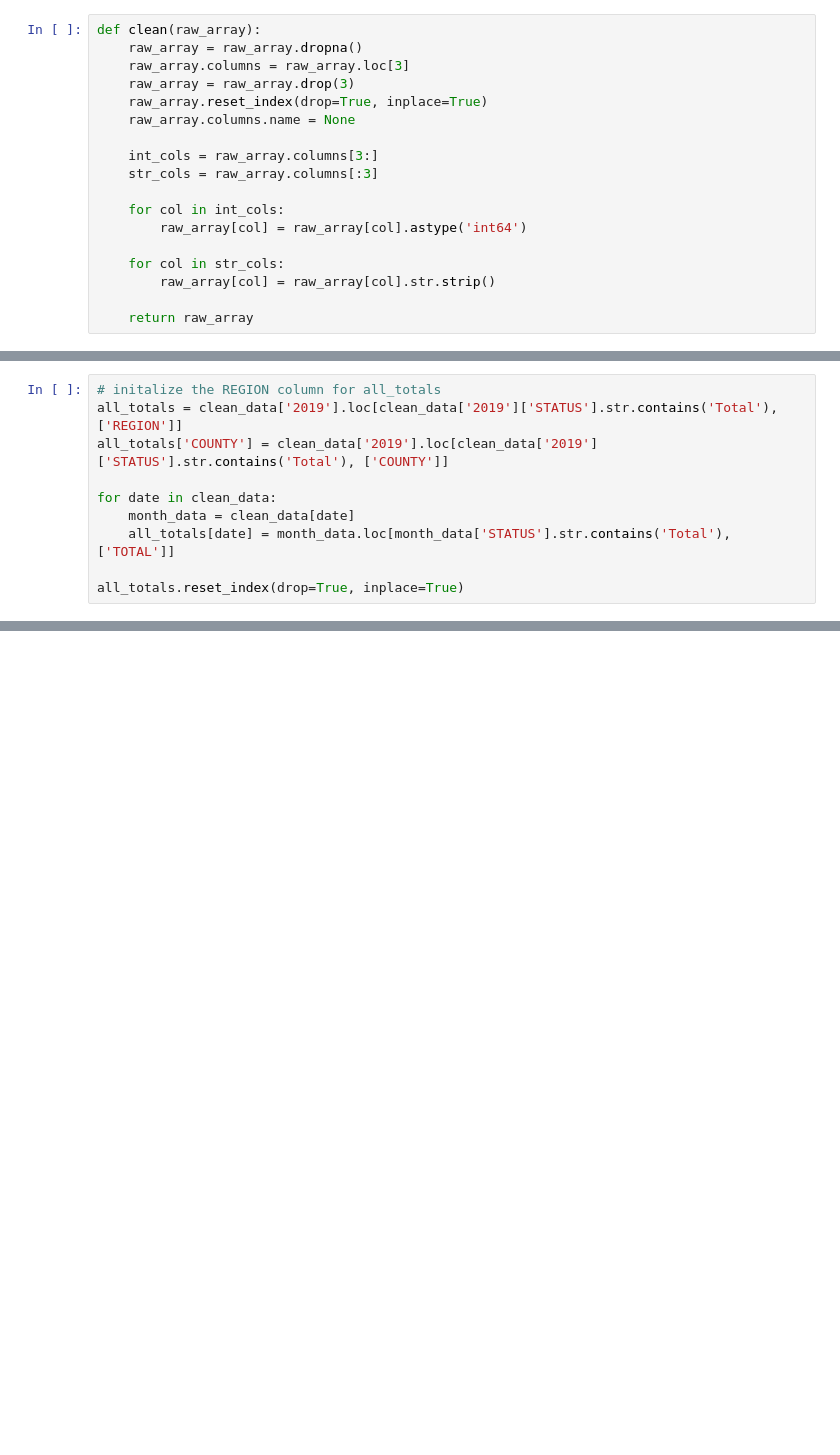
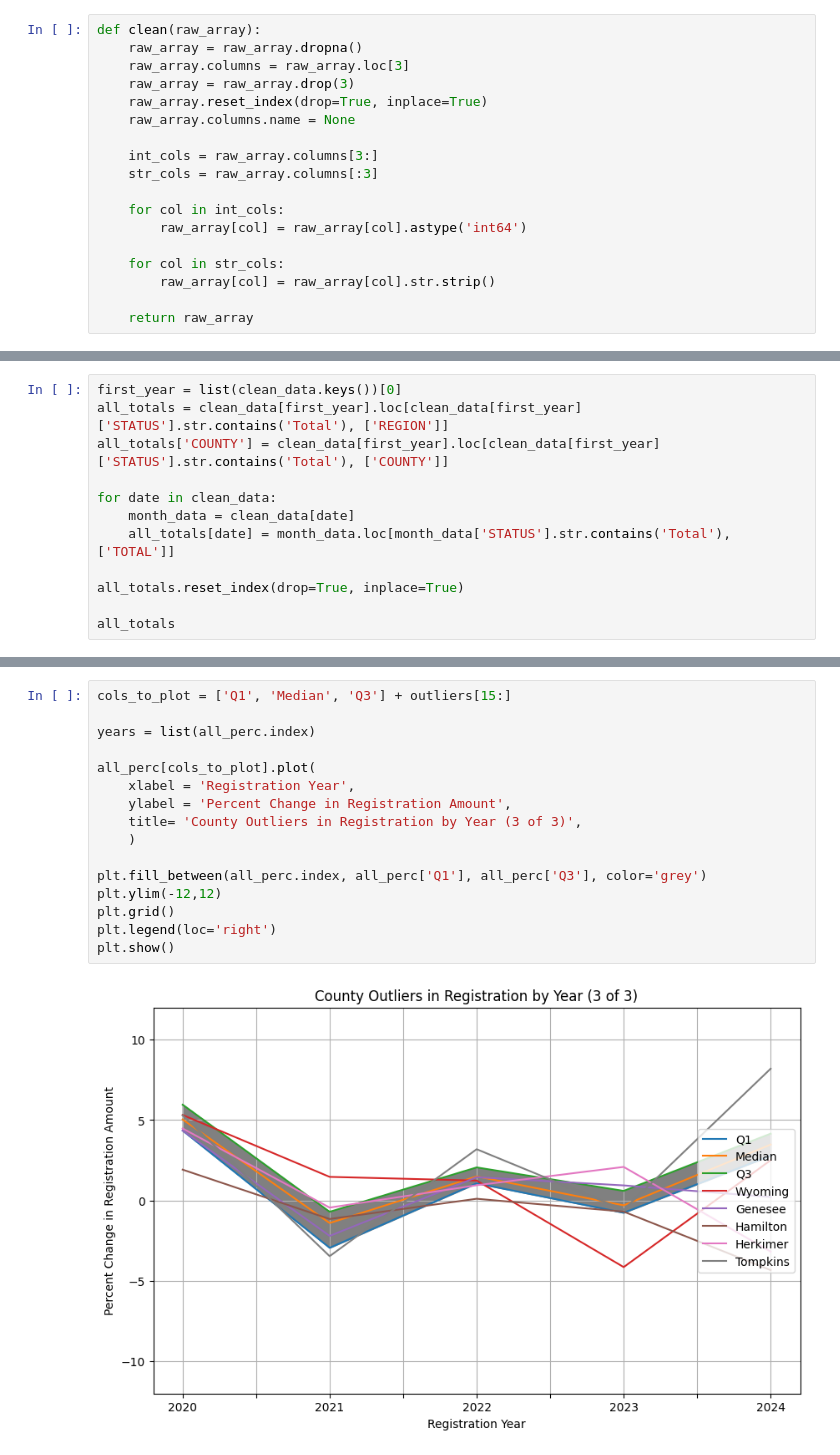
Before and after one commit to tgrantknight/Job-Sample, a Jupyter notebook: sample.ipynb, the cells around one changed output, grey strips where cells are left out. Cells and saved outputs as stored; diff of their text form; blank space fills up the shorter version.

```diff
--- a/sample.ipynb
+++ b/sample.ipynb
@@ -37,10 +41,12 @@ for date in all_data:
 # %%
-# initalize the REGION column for all_totals
-all_totals = clean_data['2019'].loc[clean_data['2019']['STATUS'].str.contains('Total'), ['REGION']]
-all_totals['COUNTY'] = clean_data['2019'].loc[clean_data['2019']['STATUS'].str.contains('Total'), ['COUNTY']]
+first_year = list(clean_data.keys())[0]
+all_totals = clean_data[first_year].loc[clean_data[first_year]['STATUS'].str.contains('Total'), ['REGION']]
+all_totals['COUNTY'] = clean_data[first_year].loc[clean_data[first_year]['STATUS'].str.contains('Total'), ['COUNTY']]
 
 for date in clean_data:
     month_data = clean_data[date]
     all_totals[date] = month_data.loc[month_data['STATUS'].str.contains('Total'), ['TOTAL']]
 
 all_totals.reset_index(drop=True, inplace=True)
+
+all_totals
@@ -85,0 +181,18 @@ plt.show()
+# %%
+cols_to_plot = ['Q1', 'Median', 'Q3'] + outliers[15:]
+
+years = list(all_perc.index)
+
+all_perc[cols_to_plot].plot(
+    xlabel = 'Registration Year',
+    ylabel = 'Percent Change in Registration Amount',
+    title= 'County Outliers in Registration by Year (3 of 3)',
+    )
+
+plt.fill_between(all_perc.index, all_perc['Q1'], all_perc['Q3'], color='grey')
+plt.ylim(-12,12)
+plt.grid()
+plt.legend(loc='right')
+plt.show()
+# %% [output]
+[figure, added]
```
Also changed, not shown: parts of 7 cells of this notebook, 1 other file.
